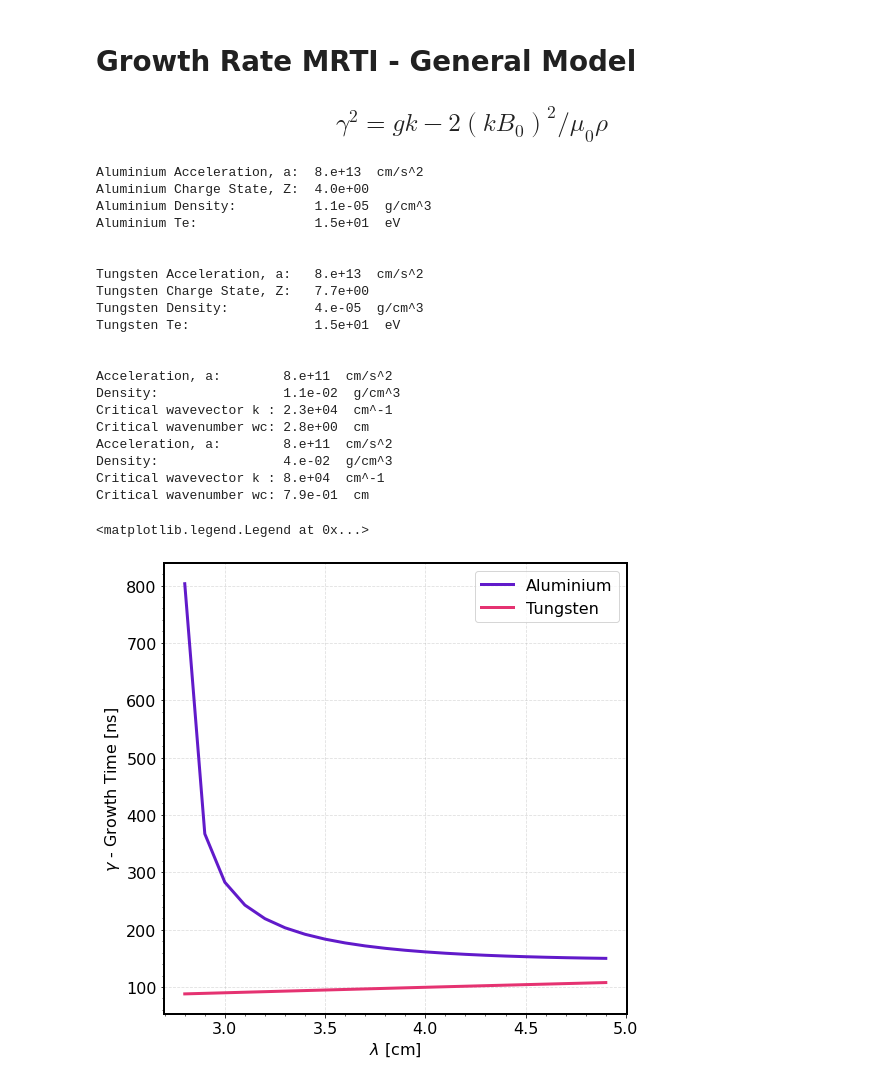
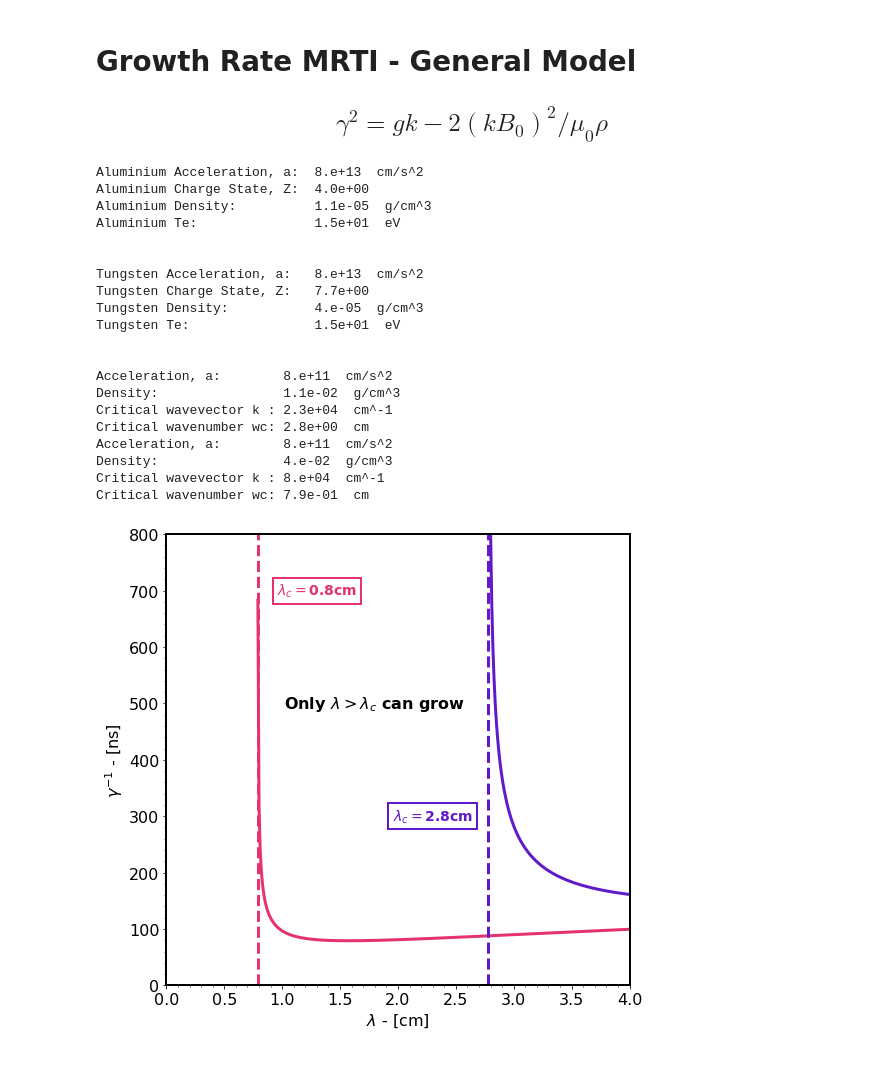
Before and after one commit to stemerlini/MagnetoRT, a Jupyter notebook: MagnetoRT.ipynb, the cells around one changed output. Saved outputs shown, nothing was run; the diff lists cells and outputs as text; code cells hidden in the pictures.

Commit message:
added some plot formatting

```diff
--- a/MagnetoRT.ipynb
+++ b/MagnetoRT.ipynb
@@ -507,7 +507,10 @@ def growth_rate(plasma,wl):
 
     gr    =   a * k - 2*(k * B)**2 / (cons.mu_0 * rho)
 
-    return gr
+    gr    =   np.where(gr<0, 0, gr)
+
+
+    return gr, wl_c
 # %%
 # DEFINE PLASMA
 # -------------------------------------------------------------------------------------
@@ -530,7 +533,7 @@ w_noB   =   plasma(**w_flow_noB)
 # CALCULATE THE GROWTH RATE WITH AND WITHOUT B FIELD
 # -------------------------------------------------------------------------------------
 
-wl = np.arange(2.8,5,0.1)                    # [cm^-1]
+wl = np.arange(0.5,4,0.01)                    # [cm^-1]
 
 print('Aluminium Acceleration, a:  ' + np.format_float_scientific(al.a, precision = 1, exp_digits=2)        +    '  cm/s^2')
 print('Aluminium Charge State, Z:  ' + np.format_float_scientific(al.Z, precision = 1, exp_digits=2))
@@ -543,8 +546,8 @@ print('Tungsten Density:           ' + np.format_float_scientific(w.density, pre
 print('Tungsten Te:                ' + np.format_float_scientific(w.Te, precision = 1, exp_digits=2)        +    '  eV')
 print('\n')
 
-gr_al = growth_rate(al,wl)
-gr_w  = growth_rate(w,wl)
+gr_al, al_wl_c = growth_rate(al,wl)
+gr_w, w_wl_c  = growth_rate(w,wl)
 
 
 # PRETTY PLOT
@@ -558,41 +561,56 @@ for axis in ['top','bottom','left','right']:
 
 ax0.plot(wl, 1e9/(gr_al)**0.5, lw = '3', color = '#611ACA',label='Aluminium')
 ax0.plot(wl, 1e9/(gr_w)**0.5,  lw = '3', color = '#E53271',label='Tungsten')
+ax0.axvline(x=al_wl_c*1e2, ls = '--', lw = '3', color = '#611ACA',label='Aluminium' )
+ax0.axvline(x=w_wl_c*1e2, ls = '--', lw = '3', color = '#E53271',label='Tungsten' )
+
+ax0.axvspan(, 800, facecolor='b', alpha=0.5)
+ax0.axvspan(i, 800, facecolor='b', alpha=0.5)
 
 
-# ax0.set_ylim([1,17])
-# ax0.set_xlim([0,70])
-# ax0.set_xticks(np.arange(0,71,10))
-# ax0.set_yticks(np.arange(1,17,3))
+ax0.set_ylim([0,800])
+ax0.set_xlim([0,4])
+ax0.set_xticks(np.arange(0,4.1,0.5))
+ax0.set_yticks(np.arange(0,801,100))
 
 # Plot Properties
 ax0.tick_params(labelsize=16)
-ax0.grid(True, linestyle='--', alpha = 0.4)
+# ax0.grid(True, linestyle='--', alpha = 0.4)
 
-ax0.set_xlabel(r'$\lambda$ [cm]', fontsize=16)
-ax0.set_ylabel(r'$\gamma$ - Growth Time [ns]', fontsize=16)
+ax0.set_xlabel(r'$\lambda$ - [cm]', fontsize=16)
+ax0.set_ylabel(r'$\gamma^{-1}$ - [ns]', fontsize=16)
 ax0.minorticks_on()
-ax0.legend(loc = 'best', fontsize = 16)
+# ax0.legend(loc = 'best', fontsize = 16)
+
+t = ax0.text(
+    1.3, 700, "$\lambda_c = $"+str(0.8)+'cm', color = "#E53271", weight="bold", ha="center", va="center", size=14,
+    bbox=dict(boxstyle="Square,pad=0.3", fc="white", ec="#E53271", lw=2))
+
+t = ax0.text(
+    2.3, 300, "$\lambda_c = $"+str(2.8)+'cm', color = "#611ACA", weight="bold", ha="center", va="center", size=14,
+    bbox=dict(boxstyle="Square,pad=0.3", fc="white", ec="#611ACA", lw=2))
+
+t = ax0.text(
+    1.8, 500, "Only $\lambda > \lambda_c$ can grow", color = "black", weight="bold", ha="center", va="center", size=16)
 # %% [output]
 Aluminium Acceleration, a:  8.e+13  cm/s^2
 Aluminium Charge State, Z:  4.0e+00
 Aluminium Density:          1.1e-05  g/cm^3
 Aluminium Te:               1.5e+01  eV
 
 
 Tungsten Acceleration, a:   8.e+13  cm/s^2
 Tungsten Charge State, Z:   7.7e+00
 Tungsten Density:           4.e-05  g/cm^3
 Tungsten Te:                1.5e+01  eV
 
 
 Acceleration, a:        8.e+11  cm/s^2
 Density:                1.1e-02  g/cm^3
 Critical wavevector k : 2.3e+04  cm^-1
 Critical wavenumber wc: 2.8e+00  cm
 Acceleration, a:        8.e+11  cm/s^2
 Density:                4.e-02  g/cm^3
 Critical wavevector k : 8.e+04  cm^-1
 Critical wavenumber wc: 7.9e-01  cm
-<matplotlib.legend.Legend at 0x...>
-[figure, old version]
+[figure, new version]
```
Also changed, not shown: parts of 1 cell of this notebook.
